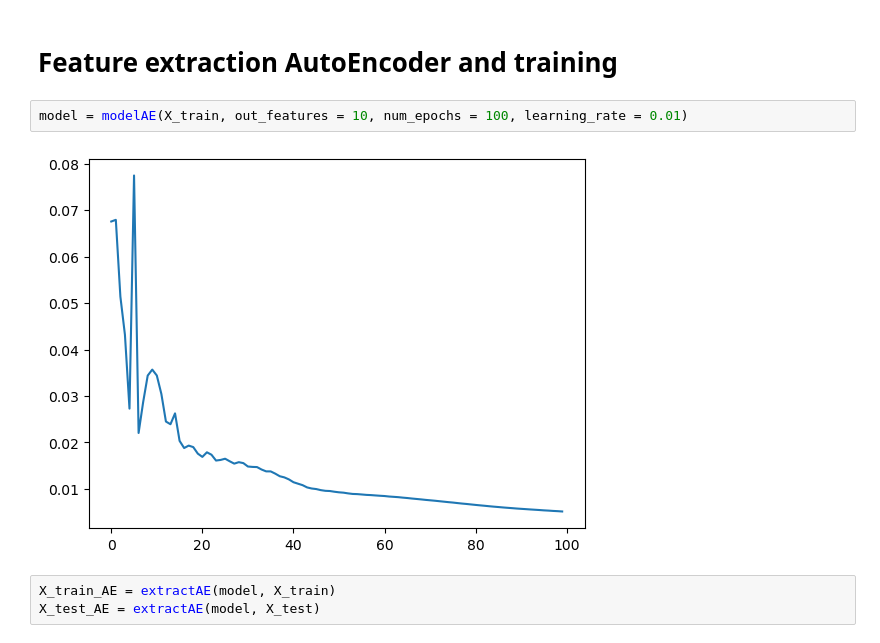
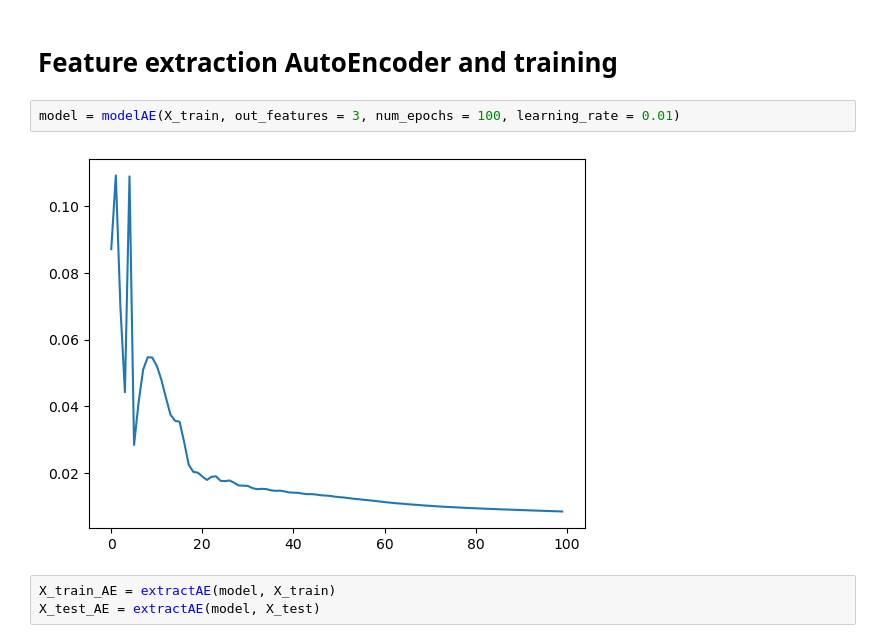
Before and after one commit to qkhanh711/NanoClassification, a Jupyter notebook: NANO.ipynb, the cells around one changed output. Drawn from its saved outputs; the diff is of its cells as text.

Commit message:
plots result

```diff
--- a/NANO.ipynb
+++ b/NANO.ipynb
@@ -297,9 +282,9 @@ F1-score: 0.0500
 # %% [markdown]
 # Feature extraction AutoEncoder and training
 # %%
-model = modelAE(X_train, out_features = 10, num_epochs = 100, learning_rate = 0.01)
+model = modelAE(X_train, out_features = 3, num_epochs = 100, learning_rate = 0.01)
 # %% [output]
-[figure, old version]
+[figure, new version]
 # %%
 X_train_AE = extractAE(model, X_train)
 X_test_AE = extractAE(model, X_test)
```
Also changed, not shown: parts of 7 cells of this notebook, 3 other files.
